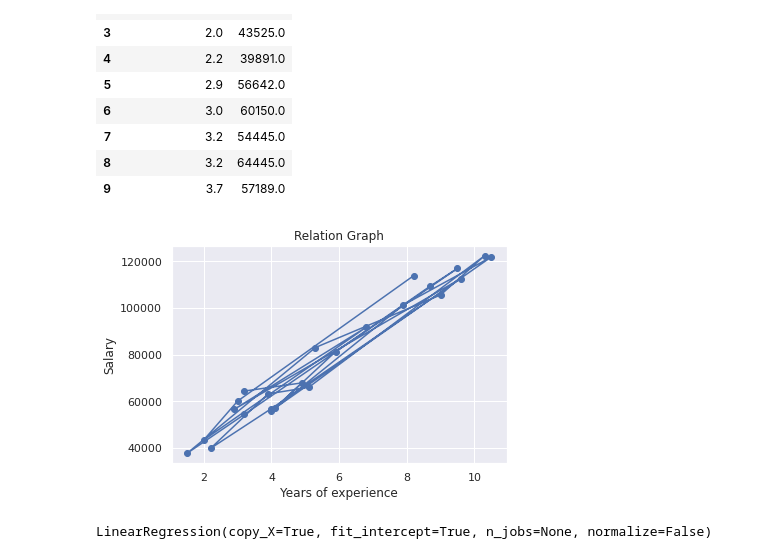
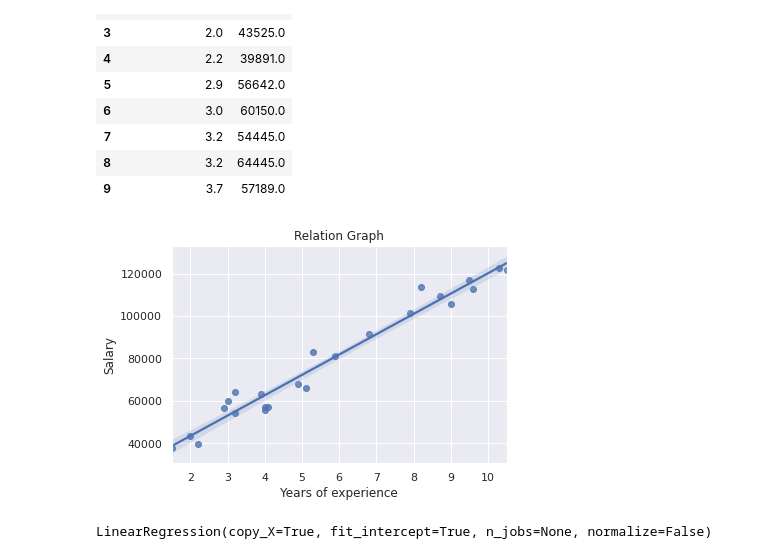
Before and after one commit to themightyNJ/MachineLearning, a Jupyter notebook: MLintro.ipynb, the cells around one changed output. Saved outputs shown, nothing was run; the diff lists cells and outputs as text; code cells hidden in the pictures.

```diff
--- a/MLintro.ipynb
+++ b/MLintro.ipynb
@@ -242,13 +242,12 @@ x_train,x_test,y_train,y_test = train_test_split(feature,target,test_size=0.2,ra
 # %%
 '''Visualizing realtion'''
 plt.xlabel("Years of experience")
 plt.ylabel("Salary")
 plt.title("Relation Graph")
-plt.plot(x_train,y_train)
-plt.scatter(x_train,y_train)
+sns.regplot(x_train,y_train)
 plt.show()
 # %% [output]
-[figure, old version]
+[figure, new version]
 # %%
 '''Using Linear Regression Model'''
 '''Creating object of the Linear Regression Model'''
```
Also changed, not shown: parts of 1 cell of this notebook.
